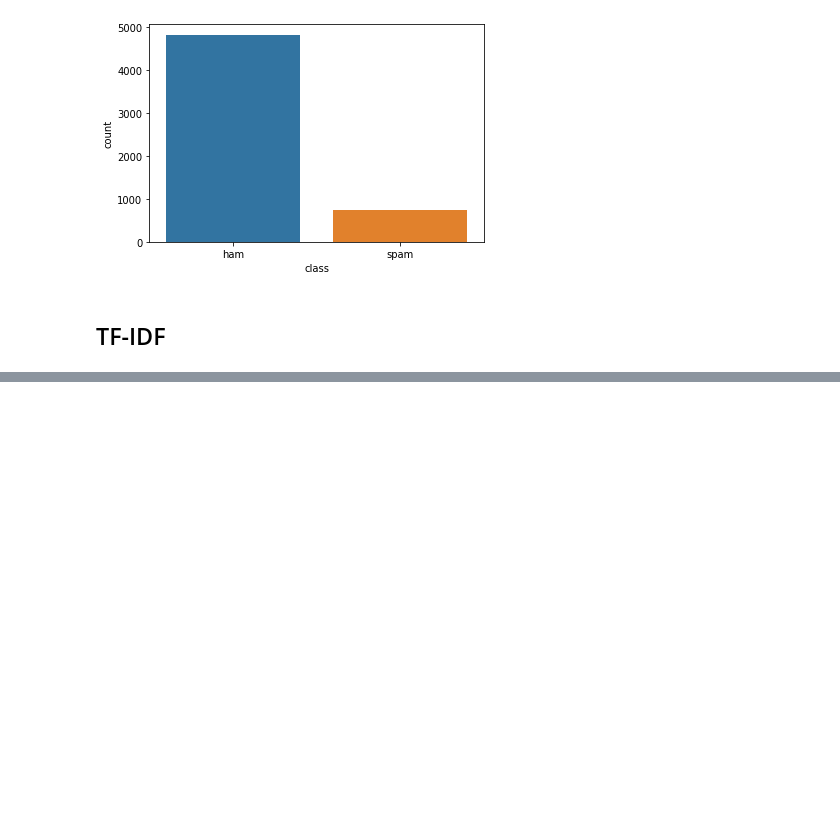
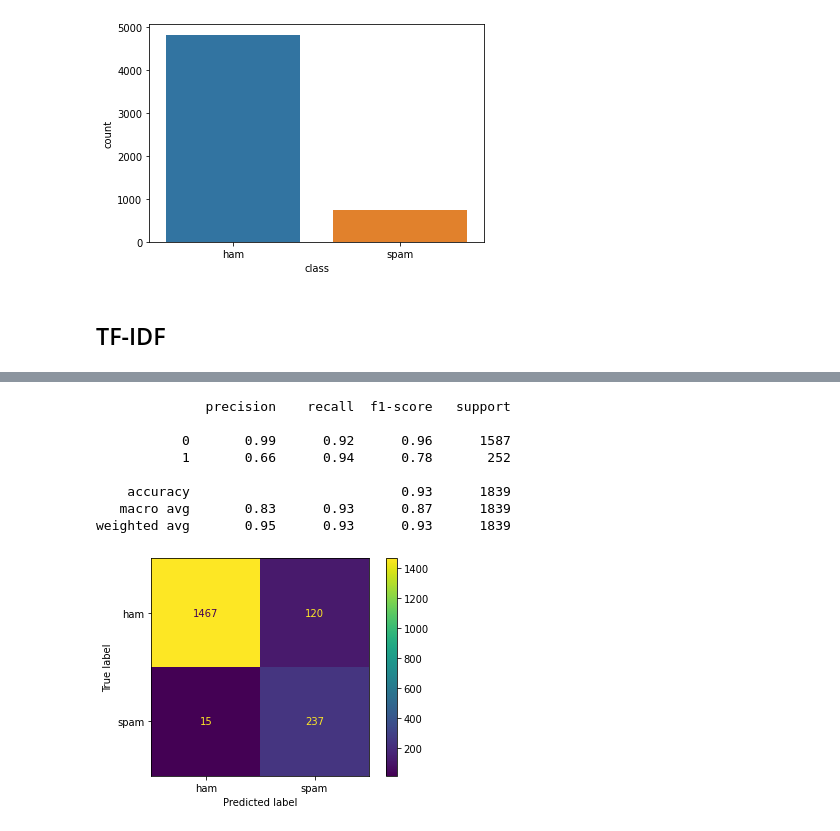
Before and after one commit to kokchun/Maskininlarning-AI21, a Jupyter notebook: Lectures/Code-along/Lec11-Naive_Bayes.ipynb, the cells around one changed output, grey strips where cells are left out. Drawn from its saved outputs; the diff is of its cells as text; code cells hidden in the pictures; blank space fills up the shorter version.

```diff
--- a/Lectures/Code-along/Lec11-Naive_Bayes.ipynb
+++ b/Lectures/Code-along/Lec11-Naive_Bayes.ipynb
@@ -67,0 +130,12 @@ Name: content, Length: 5572, dtype: object
+# %%
+evaluate_model(naive_bayes["complement"])
+# %% [output]
+              precision    recall  f1-score   support
+
+           0       0.99      0.92      0.96      1587
+           1       0.66      0.94      0.78       252
+
+    accuracy                           0.93      1839
+   macro avg       0.83      0.93      0.87      1839
+weighted avg       0.95      0.93      0.93      1839
+[figure, added]
```
Also changed, not shown: parts of 17 cells of this notebook.
